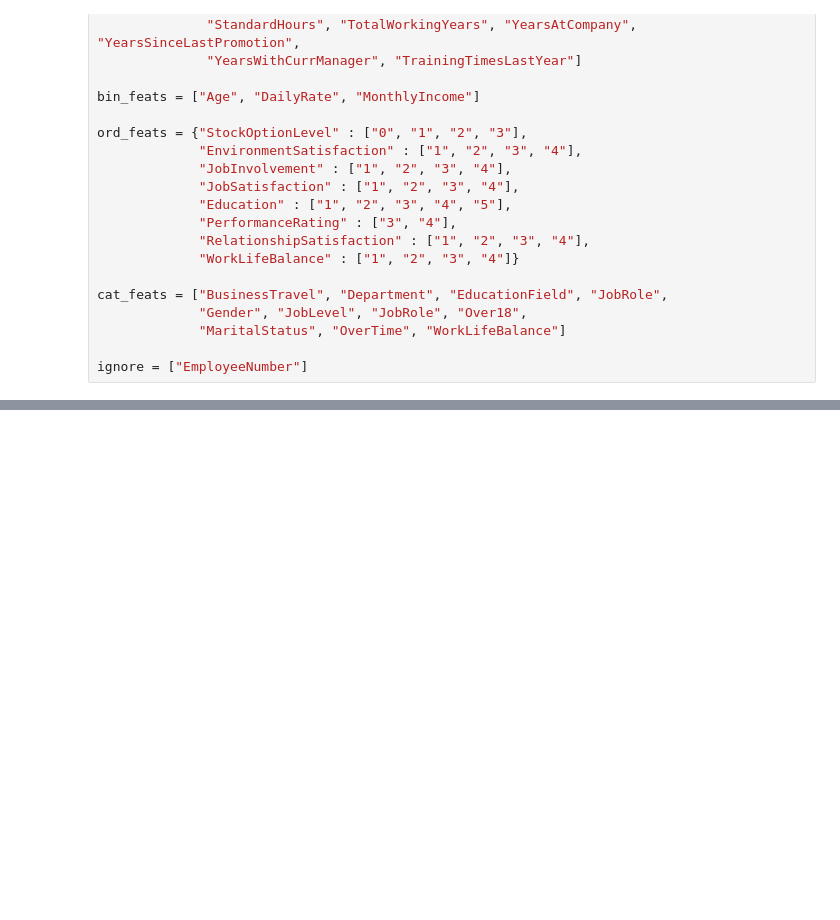
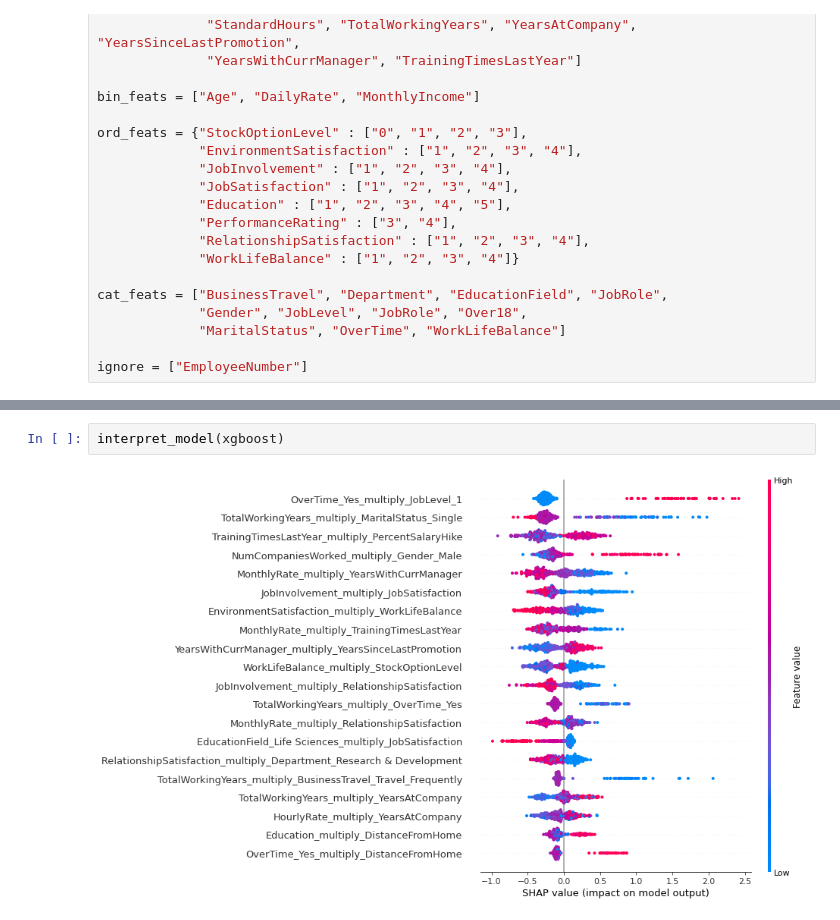
Before and after one commit to Oufattole/HR-Attrition, a Jupyter notebook: Predicting_employee_attrition.ipynb, the cells around one changed output, grey strips where cells are left out. Drawn from its saved outputs; the diff is of its cells as text; blank space fills up the shorter version.

```diff
--- a/Predicting_employee_attrition.ipynb
+++ b/Predicting_employee_attrition.ipynb
@@ -189,0 +230,4 @@ CalibratedClassifierCV(base_estimator=LogisticRegression(C=1.0,
+# %%
+interpret_model(xgboost)
+# %% [output]
+[figure, added]
```
Also changed, not shown: parts of 9 cells of this notebook.
